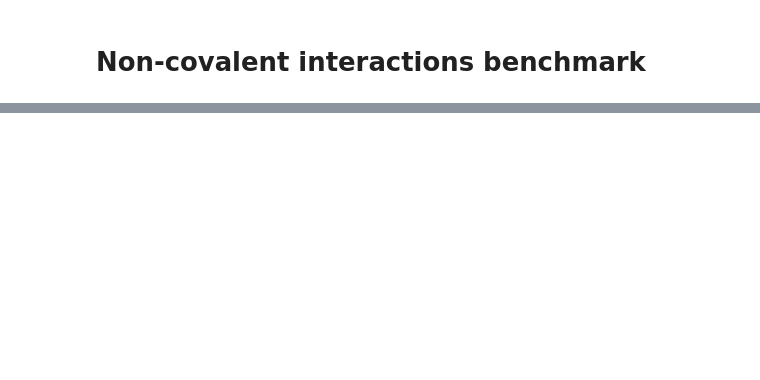
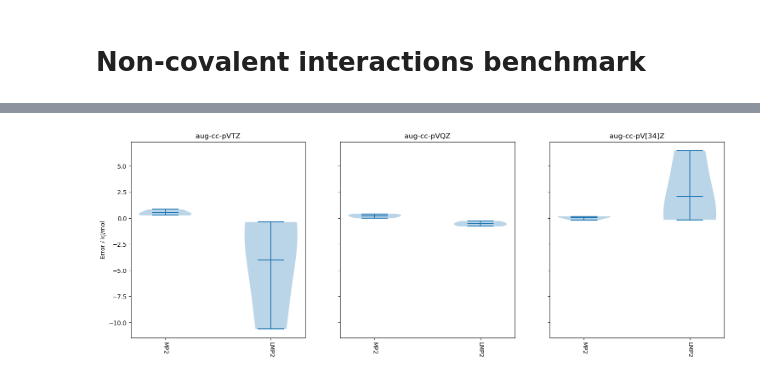
Before and after one commit to molpro/pymolpro, a Jupyter notebook: docs/source/examples/Non-covalent interactions benchmark.ipynb, the cells around one changed output, grey strips where cells are left out. Saved outputs shown, nothing was run; the diff lists cells and outputs as text; code cells hidden in the pictures; blank space fills up the shorter version.

```diff
--- a/docs/source/examples/Non-covalent interactions benchmark.ipynb
+++ b/docs/source/examples/Non-covalent interactions benchmark.ipynb
@@ -77,22 +101,24 @@ basis_errors
 # %%
 import matplotlib.pyplot as plt
 
 methods_pruned = [method for method in methods if method != 'HF']
 bases_pruned = ['aug-cc-pVTZ', 'aug-cc-pVQZ', 'aug-cc-pV[34]Z']
 fig, panes = plt.subplots(nrows=1, ncols=len(bases_pruned), sharey=True, figsize=(18, 6))
 
 for pane in range(len(bases_pruned)):
     data = []
     for method in methods_pruned:
         data.append(
-            pymolpro.database.compare(results[method][bases_pruned[pane]],
+            pymolpro.database.analyse(results[method][bases_pruned[pane]],
                                       db)['reaction energy errors'].to_numpy()[:, 0] * tokj
         )
     panes[pane].violinplot(data, showmeans=True, showextrema=True, vert=True, bw_method='silverman')
     panes[pane].set_xticks(range(1, len(methods_pruned) + 1), labels=methods_pruned, rotation=-90)
     panes[pane].set_title(bases_pruned[pane])
 panes[0].set_ylabel('Error / kJ/mol')
 plt.savefig(project_name + ".violin.pdf")
+# %% [output]
+[figure, added]
 # %%
 # with open(project_name + '.tex', 'w') as tf:
 #     tf.write('\\def\\toprule{\\hline\\hline}\n\\def\\midrule{\\hline}\n\\def\\bottomrule{\\hline\\hline}')
```
Also changed, not shown: parts of 8 cells of this notebook, 4 other files.
